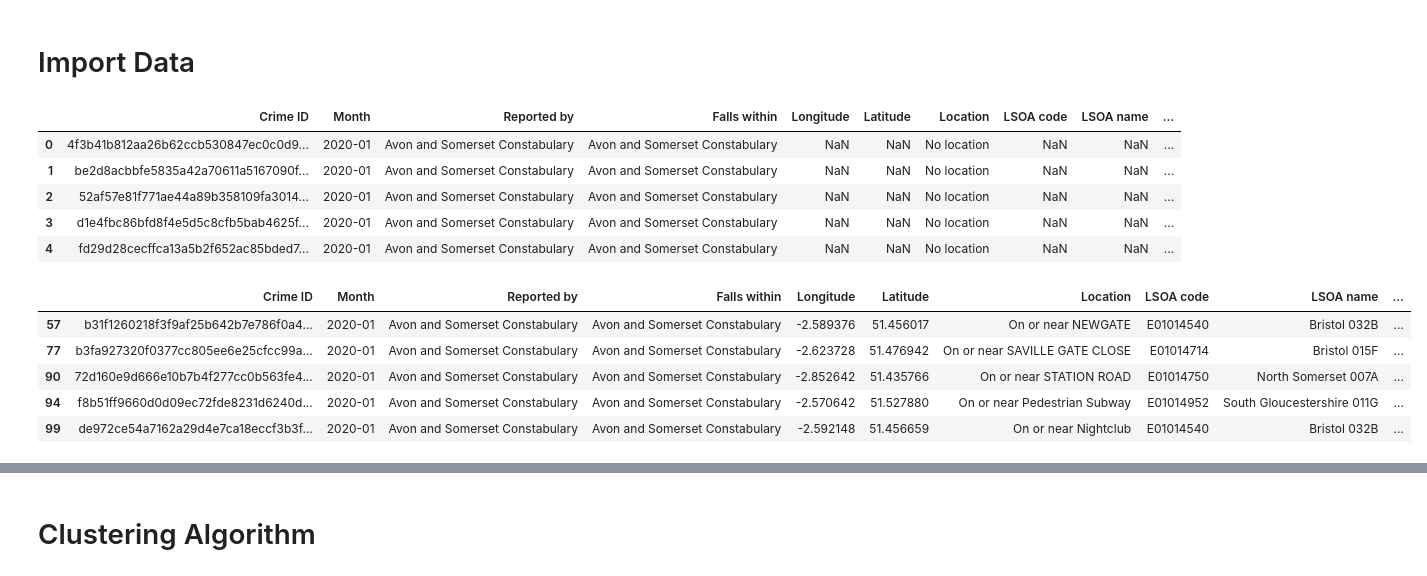
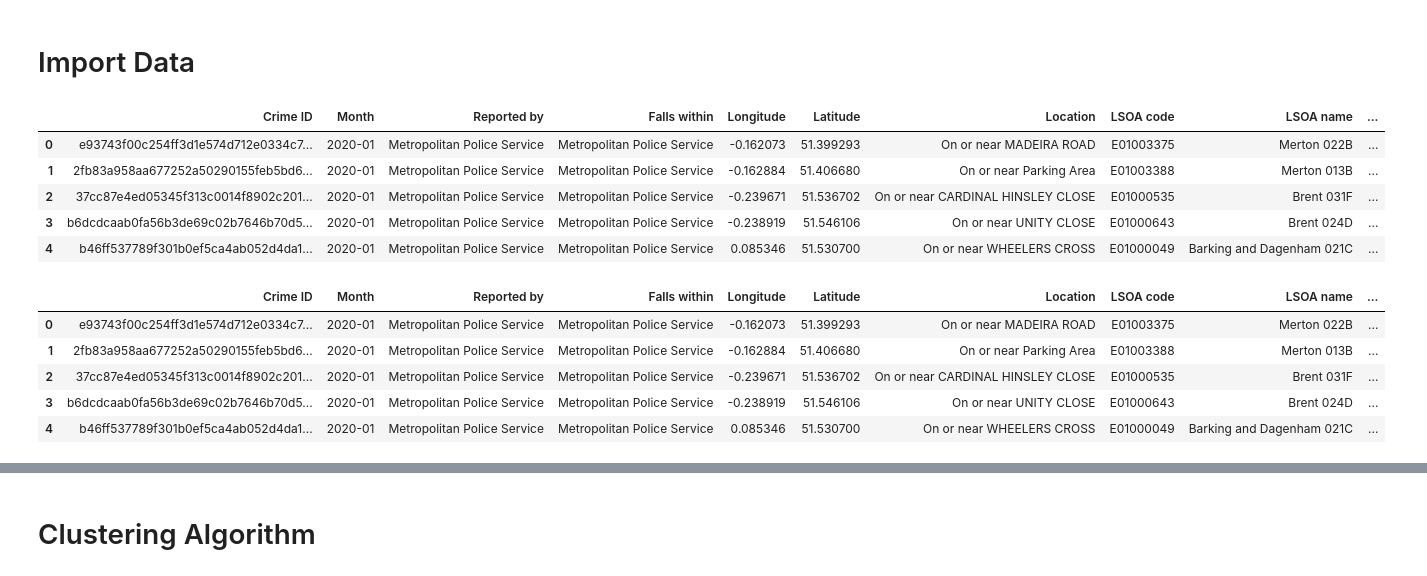
Before and after one commit to LeanderHuyghe/DC2, a Jupyter notebook: K-means_clustering.ipynb, the cells around one changed output, grey strips where cells are left out. Drawn from its saved outputs; the diff is of its cells as text; code cells hidden in the pictures.

```diff
--- a/K-means_clustering.ipynb
+++ b/K-means_clustering.ipynb
@@ -14,36 +14,34 @@ import seaborn as sns
 # %%
 # TO DO: Change path to your file
 
-path = '/Users/leanderhuyghe/Documents/Tue/Data Challenge 2/Jan_2010_Oct_2021/2020-01/2020-01-avon-and-somerset-outcomes.csv'
+path = '/Users/leanderhuyghe/Documents/Tue/Data Challenge 2/Jan_2010_Oct_2021/2020-01/2020-01-metropolitan-outcomes.csv'
 
 df = pd.read_csv(path)
 df.head()
 # %% [output]
 |  | Crime ID | Month | Reported by | Falls within | Longitude | Latitude | Location | LSOA code | LSOA name | ... |
-| 0 | 4f3b41b812aa26b62ccb530847ec0c0d9... | 2020-01 | Avon and Somerset Constabulary | Avon and Somerset Constabulary | NaN | NaN | No location | NaN | NaN | ... |
-| 1 | be2d8acbbfe5835a42a70611a5167090f... | 2020-01 | Avon and Somerset Constabulary | Avon and Somerset Constabulary | NaN | NaN | No location | NaN | NaN | ... |
-| 2 | 52af57e81f771ae44a89b358109fa3014... | 2020-01 | Avon and Somerset Constabulary | Avon and Somerset Constabulary | NaN | NaN | No location | NaN | NaN | ... |
-| 3 | d1e4fbc86bfd8f4e5d5c8cfb5bab4625f... | 2020-01 | Avon and Somerset Constabulary | Avon and Somerset Constabulary | NaN | NaN | No location | NaN | NaN | ... |
-| 4 | fd29d28cecffca13a5b2f652ac85bded7... | 2020-01 | Avon and Somerset Constabulary | Avon and Somerset Constabulary | NaN | NaN | No location | NaN | NaN | ... |
+| 0 | e93743f00c254ff3d1e574d712e0334c7... | 2020-01 | Metropolitan Police Service | Metropolitan Police Service | -0.162073 | 51.399293 | On or near MADEIRA ROAD | E01003375 | Merton 022B | ... |
+| 1 | 2fb83a958aa677252a50290155feb5bd6... | 2020-01 | Metropolitan Police Service | Metropolitan Police Service | -0.162884 | 51.406680 | On or near Parking Area | E01003388 | Merton 013B | ... |
+| 2 | 37cc87e4ed05345f313c0014f8902c201... | 2020-01 | Metropolitan Police Service | Metropolitan Police Service | -0.239671 | 51.536702 | On or near CARDINAL HINSLEY CLOSE | E01000535 | Brent 031F | ... |
+| 3 | b6dcdcaab0fa56b3de69c02b7646b70d5... | 2020-01 | Metropolitan Police Service | Metropolitan Police Service | -0.238919 | 51.546106 | On or near UNITY CLOSE | E01000643 | Brent 024D | ... |
+| 4 | b46ff537789f301b0ef5ca4ab052d4da1... | 2020-01 | Metropolitan Police Service | Metropolitan Police Service | 0.085346 | 51.530700 | On or near WHEELERS CROSS | E01000049 | Barking and Dagenham 021C | ... |
 # %%
 #filter out items with longitude/latitude is NaN
 
 df = df[df['Longitude'].isnull() == False]
 df = df[df['Latitude'].isnull() == False]
 
-#This dataset had some outliers, I deleted them out of convenience
+#These values are outliers for the metropolitan data
 
-df = df[(df['Longitude']< -2) == True]
-df = df[(df['Latitude'] < 52) == True]
-df = df[(df['Latitude'] > 50.5) == True]
+df = df[(df['Latitude'] < 51.75) == True]
 df.head()
 # %% [output]
 |  | Crime ID | Month | Reported by | Falls within | Longitude | Latitude | Location | LSOA code | LSOA name | ... |
-| 57 | b31f1260218f3f9af25b642b7e786f0a4... | 2020-01 | Avon and Somerset Constabulary | Avon and Somerset Constabulary | -2.589376 | 51.456017 | On or near NEWGATE | E01014540 | Bristol 032B | ... |
-| 77 | b3fa927320f0377cc805ee6e25cfcc99a... | 2020-01 | Avon and Somerset Constabulary | Avon and Somerset Constabulary | -2.623728 | 51.476942 | On or near SAVILLE GATE CLOSE | E01014714 | Bristol 015F | ... |
-| 90 | 72d160e9d666e10b7b4f277cc0b563fe4... | 2020-01 | Avon and Somerset Constabulary | Avon and Somerset Constabulary | -2.852642 | 51.435766 | On or near STATION ROAD | E01014750 | North Somerset 007A | ... |
-| 94 | f8b51ff9660d0d09ec72fde8231d6240d... | 2020-01 | Avon and Somerset Constabulary | Avon and Somerset Constabulary | -2.570642 | 51.527880 | On or near Pedestrian Subway | E01014952 | South Gloucestershire 011G | ... |
-| 99 | de972ce54a7162a29d4e7ca18eccf3b3f... | 2020-01 | Avon and Somerset Constabulary | Avon and Somerset Constabulary | -2.592148 | 51.456659 | On or near Nightclub | E01014540 | Bristol 032B | ... |
+| 0 | e93743f00c254ff3d1e574d712e0334c7... | 2020-01 | Metropolitan Police Service | Metropolitan Police Service | -0.162073 | 51.399293 | On or near MADEIRA ROAD | E01003375 | Merton 022B | ... |
+| 1 | 2fb83a958aa677252a50290155feb5bd6... | 2020-01 | Metropolitan Police Service | Metropolitan Police Service | -0.162884 | 51.406680 | On or near Parking Area | E01003388 | Merton 013B | ... |
+| 2 | 37cc87e4ed05345f313c0014f8902c201... | 2020-01 | Metropolitan Police Service | Metropolitan Police Service | -0.239671 | 51.536702 | On or near CARDINAL HINSLEY CLOSE | E01000535 | Brent 031F | ... |
+| 3 | b6dcdcaab0fa56b3de69c02b7646b70d5... | 2020-01 | Metropolitan Police Service | Metropolitan Police Service | -0.238919 | 51.546106 | On or near UNITY CLOSE | E01000643 | Brent 024D | ... |
+| 4 | b46ff537789f301b0ef5ca4ab052d4da1... | 2020-01 | Metropolitan Police Service | Metropolitan Police Service | 0.085346 | 51.530700 | On or near WHEELERS CROSS | E01000049 | Barking and Dagenham 021C | ... |
 # %%
 #Create an array with longitude, latitude data
 
```
Also changed, not shown: parts of 26 cells of this notebook, 1 other file.
